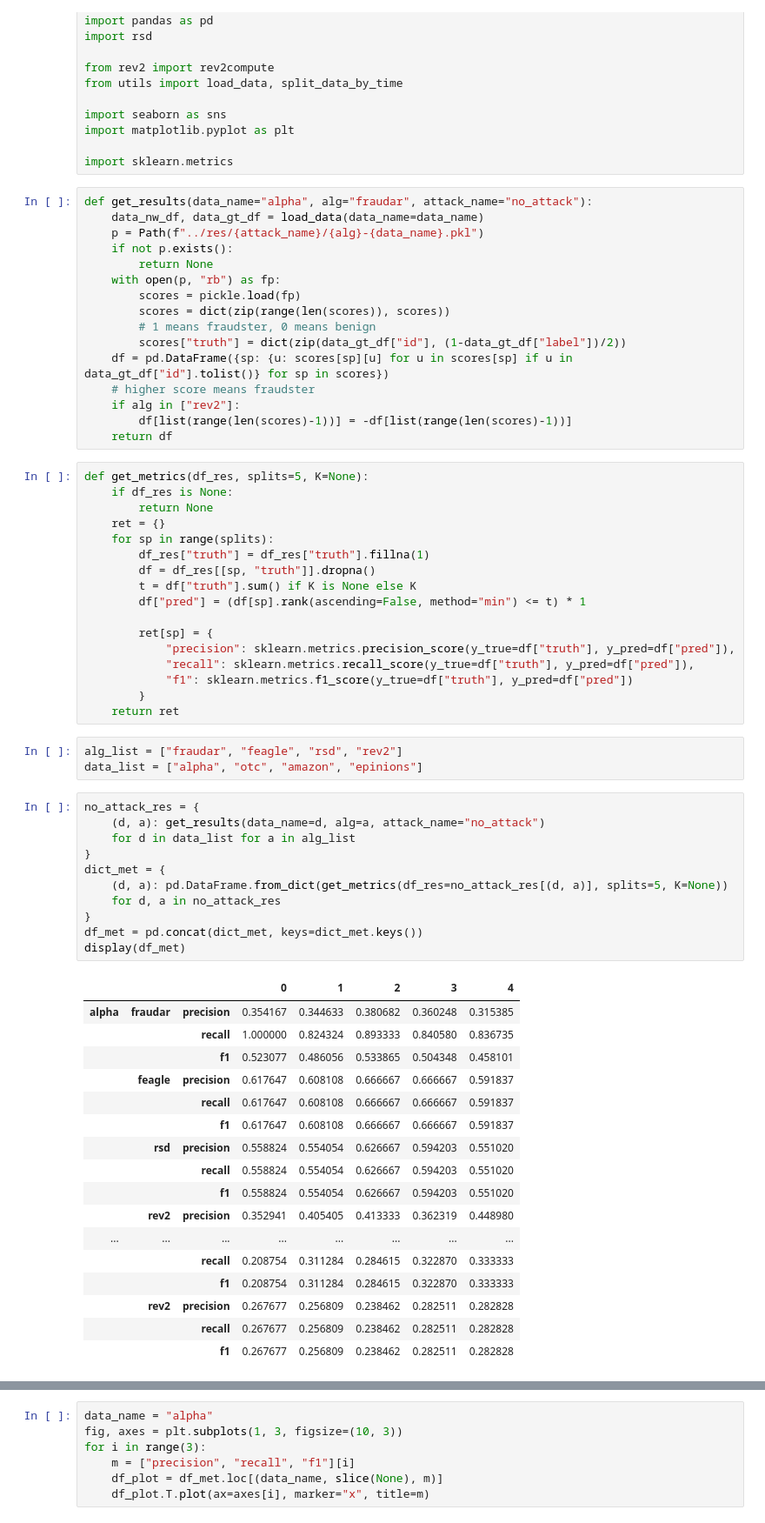
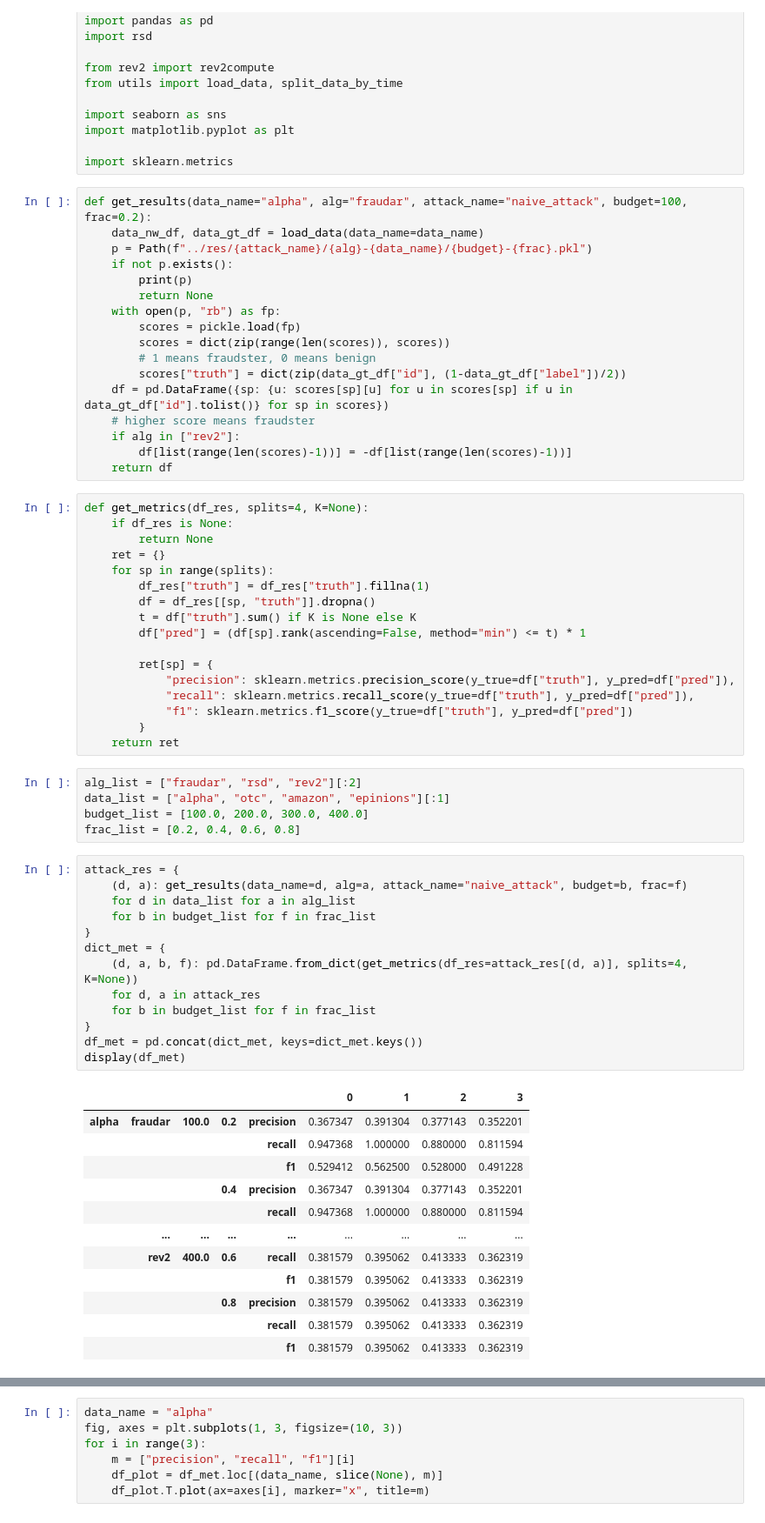
Before and after one commit to hellokayas/Sockfarm-Project, a Jupyter notebook: src/eval_naive_attack.ipynb, the cells around one changed output, grey strips where cells are left out. Shown at 87% size. Cells and saved outputs as stored; diff of their text form.

```diff
--- a/src/evaluate.ipynb
+++ b/src/eval_naive_attack.ipynb
@@ -18,10 +18,11 @@ import matplotlib.pyplot as plt
 
 import sklearn.metrics
 # %%
-def get_results(data_name="alpha", alg="fraudar", attack_name="no_attack"):
+def get_results(data_name="alpha", alg="fraudar", attack_name="naive_attack", budget=100, frac=0.2):
     data_nw_df, data_gt_df = load_data(data_name=data_name)
-    p = Path(f"../res/{attack_name}/{alg}-{data_name}.pkl")
+    p = Path(f"../res/{attack_name}/{alg}-{data_name}/{budget}-{frac}.pkl")
     if not p.exists():
+        print(p)
         return None
     with open(p, "rb") as fp:
         scores = pickle.load(fp)
@@ -34,7 +35,7 @@ def get_results(data_name="alpha", alg="fraudar", attack_name="no_attack"):
         df[list(range(len(scores)-1))] = -df[list(range(len(scores)-1))]
     return df
 # %%
-def get_metrics(df_res, splits=5, K=None):
+def get_metrics(df_res, splits=4, K=None):
     if df_res is None:
         return None
     ret = {}
@@ -51,34 +52,33 @@ def get_metrics(df_res, splits=5, K=None):
         }
     return ret
 # %%
-alg_list = ["fraudar", "feagle", "rsd", "rev2"]
-data_list = ["alpha", "otc", "amazon", "epinions"]
+alg_list = ["fraudar", "rsd", "rev2"][:2]
+data_list = ["alpha", "otc", "amazon", "epinions"][:1]
+budget_list = [100.0, 200.0, 300.0, 400.0]
+frac_list = [0.2, 0.4, 0.6, 0.8]
 # %%
-no_attack_res = {
-    (d, a): get_results(data_name=d, alg=a, attack_name="no_attack")
+attack_res = {
+    (d, a): get_results(data_name=d, alg=a, attack_name="naive_attack", budget=b, frac=f)
     for d in data_list for a in alg_list
+    for b in budget_list for f in frac_list
 }
 dict_met = {
-    (d, a): pd.DataFrame.from_dict(get_metrics(df_res=no_attack_res[(d, a)], splits=5, K=None))
-    for d, a in no_attack_res
+    (d, a, b, f): pd.DataFrame.from_dict(get_metrics(df_res=attack_res[(d, a)], splits=4, K=None))
+    for d, a in attack_res
+    for b in budget_list for f in frac_list
 }
 df_met = pd.concat(dict_met, keys=dict_met.keys())
 display(df_met)
 # %% [output]
-|  |  |  | 0 | 1 | 2 | 3 | 4 |
-| alpha | fraudar | precision | 0.354167 | 0.344633 | 0.380682 | 0.360248 | 0.315385 |
-|  |  | recall | 1.000000 | 0.824324 | 0.893333 | 0.840580 | 0.836735 |
-|  |  | f1 | 0.523077 | 0.486056 | 0.533865 | 0.504348 | 0.458101 |
-|  | feagle | precision | 0.617647 | 0.608108 | 0.666667 | 0.666667 | 0.591837 |
-|  |  | recall | 0.617647 | 0.608108 | 0.666667 | 0.666667 | 0.591837 |
-|  |  | f1 | 0.617647 | 0.608108 | 0.666667 | 0.666667 | 0.591837 |
-|  | rsd | precision | 0.558824 | 0.554054 | 0.626667 | 0.594203 | 0.551020 |
-|  |  | recall | 0.558824 | 0.554054 | 0.626667 | 0.594203 | 0.551020 |
-|  |  | f1 | 0.558824 | 0.554054 | 0.626667 | 0.594203 | 0.551020 |
-|  | rev2 | precision | 0.352941 | 0.405405 | 0.413333 | 0.362319 | 0.448980 |
-| ... | ... | ... | ... | ... | ... | ... | ... |
-|  |  | recall | 0.208754 | 0.311284 | 0.284615 | 0.322870 | 0.333333 |
-|  |  | f1 | 0.208754 | 0.311284 | 0.284615 | 0.322870 | 0.333333 |
-|  | rev2 | precision | 0.267677 | 0.256809 | 0.238462 | 0.282511 | 0.282828 |
-|  |  | recall | 0.267677 | 0.256809 | 0.238462 | 0.282511 | 0.282828 |
-|  |  | f1 | 0.267677 | 0.256809 | 0.238462 | 0.282511 | 0.282828 |
+|  |  |  |  |  | 0 | 1 | 2 | 3 |
+| alpha | fraudar | 100.0 | 0.2 | precision | 0.367347 | 0.391304 | 0.377143 | 0.352201 |
+|  |  |  |  | recall | 0.947368 | 1.000000 | 0.880000 | 0.811594 |
+|  |  |  |  | f1 | 0.529412 | 0.562500 | 0.528000 | 0.491228 |
+|  |  |  | 0.4 | precision | 0.367347 | 0.391304 | 0.377143 | 0.352201 |
+|  |  |  |  | recall | 0.947368 | 1.000000 | 0.880000 | 0.811594 |
+|  | ... | ... | ... | ... | ... | ... | ... | ... |
+|  | rev2 | 400.0 | 0.6 | recall | 0.381579 | 0.395062 | 0.413333 | 0.362319 |
+|  |  |  |  | f1 | 0.381579 | 0.395062 | 0.413333 | 0.362319 |
+|  |  |  | 0.8 | precision | 0.381579 | 0.395062 | 0.413333 | 0.362319 |
+|  |  |  |  | recall | 0.381579 | 0.395062 | 0.413333 | 0.362319 |
+|  |  |  |  | f1 | 0.381579 | 0.395062 | 0.413333 | 0.362319 |
```
Also changed, not shown: parts of 4 cells of this notebook, 12 other files.
